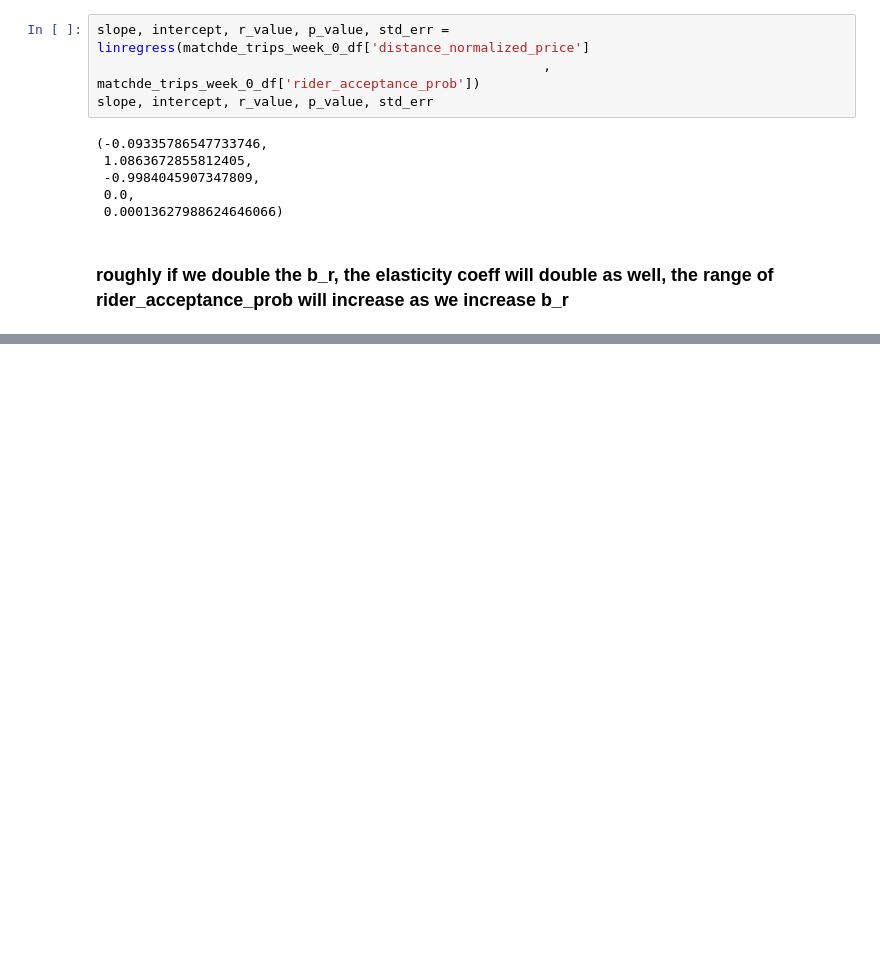
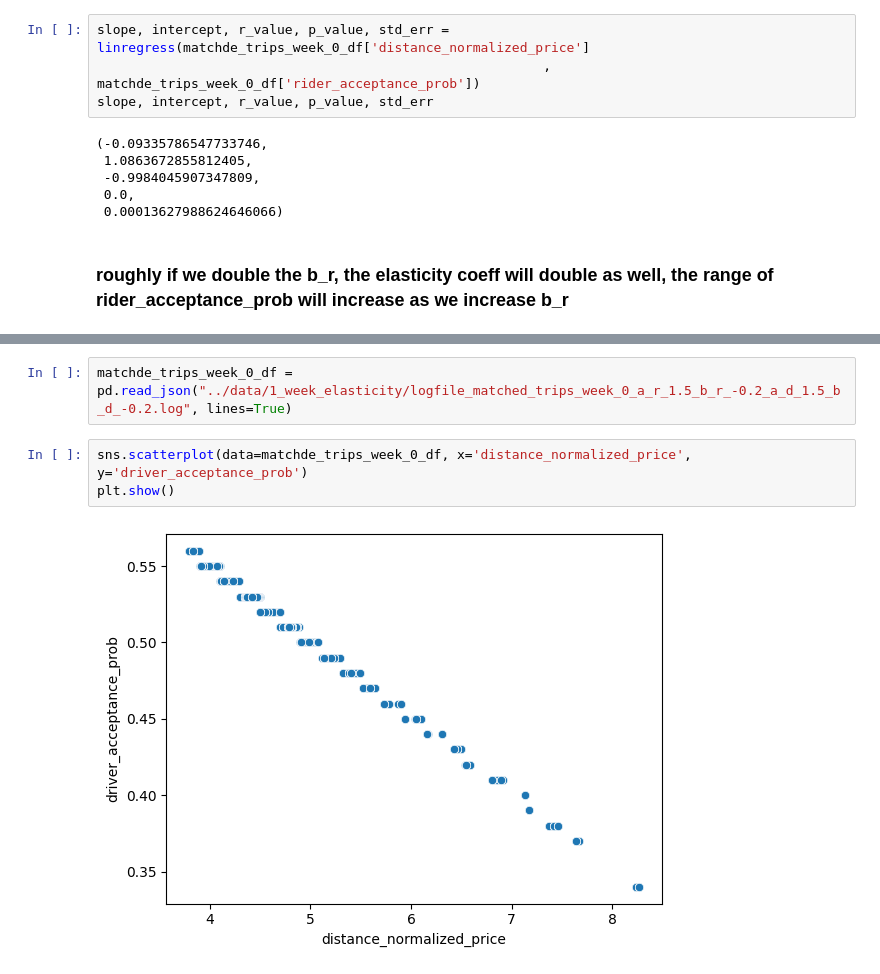
Before and after one commit to Duane321/reinforcement_learning_for_rideshare_pricing, a Jupyter notebook: notebooks/elasticity.ipynb, the cells around one changed output, grey strips where cells are left out. Cells and saved outputs as stored; diff of their text form; blank space fills up the shorter version.

```diff
--- a/notebooks/elasticity.ipynb
+++ b/notebooks/elasticity.ipynb
@@ -341,0 +391,7 @@ slope, intercept, r_value, p_value, std_err
+# %%
+matchde_trips_week_0_df = pd.read_json("../data/1_week_elasticity/logfile_matched_trips_week_0_a_r_1.5_b_r_-0.2_a_d_1.5_b_d_-0.2.log", lines=True)
+# %%
+sns.scatterplot(data=matchde_trips_week_0_df, x='distance_normalized_price', y='driver_acceptance_prob')
+plt.show()
+# %% [output]
+[figure, added]
```
Also changed, not shown: parts of 7 cells of this notebook, 23 other files.
